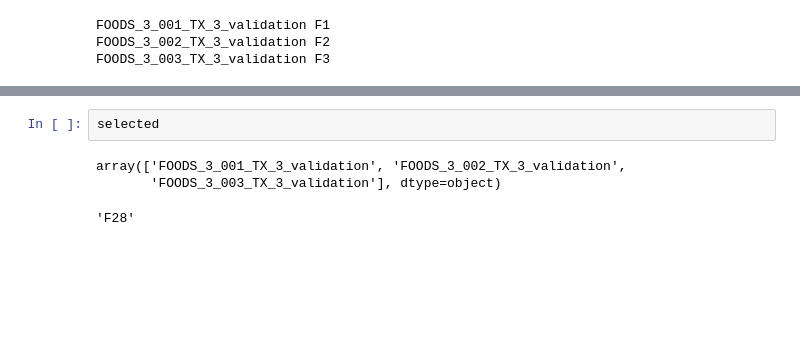
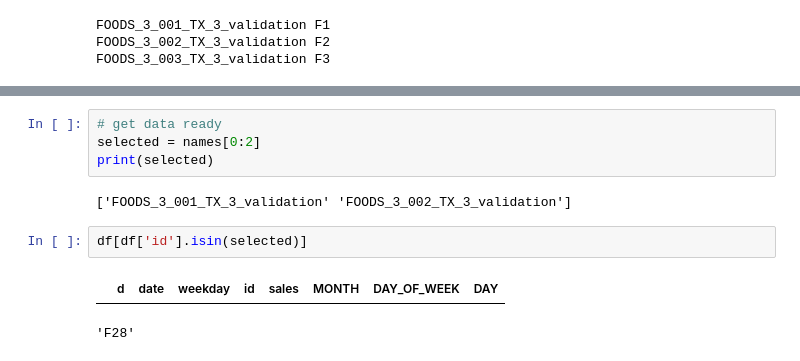
Before and after one commit to damajojung/Time_Series_Python, a Jupyter notebook: Poisson_Regression.ipynb, the cells around one changed output, grey strips where cells are left out. Cells and saved outputs as stored; diff of their text form; blank space fills up the shorter version.

```diff
--- a/Poisson_Regression.ipynb
+++ b/Poisson_Regression.ipynb
@@ -367,8 +341,13 @@ forecasts
-# %%
-selected
-# %% [output]
-array(['FOODS_3_001_TX_3_validation', 'FOODS_3_002_TX_3_validation',
-       'FOODS_3_003_TX_3_validation'], dtype=object)
+# %%
+# get data ready
+selected = names[0:2]
+print(selected)
+# %% [output]
+['FOODS_3_001_TX_3_validation' 'FOODS_3_002_TX_3_validation']
+# %%
+df[df['id'].isin(selected)]
+# %% [output]
+|  | d | date | weekday | id | sales | MONTH | DAY_OF_WEEK | DAY |
 # %%
 # %% [output]
 'F28'
```
Also changed, not shown: parts of 3 cells of this notebook.
